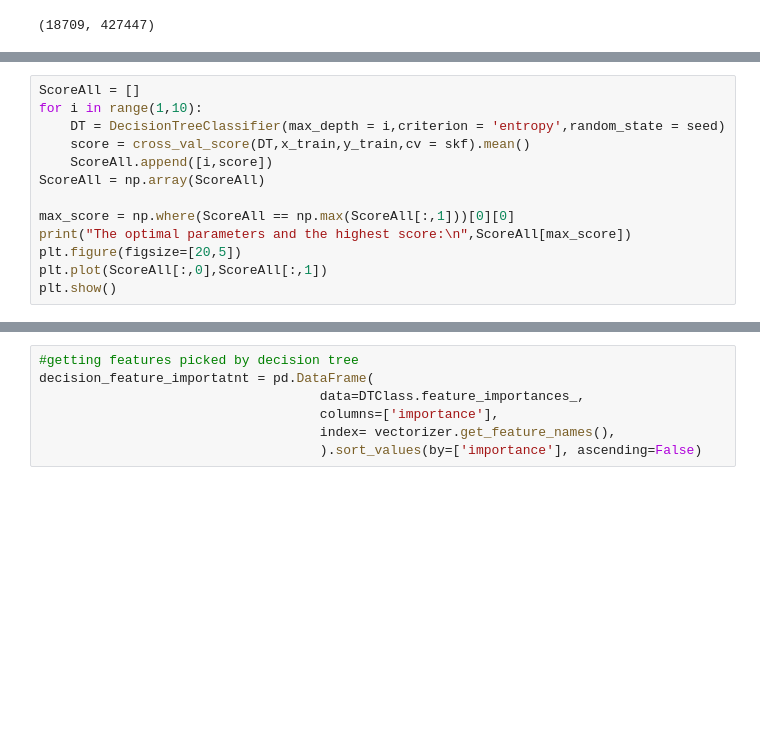
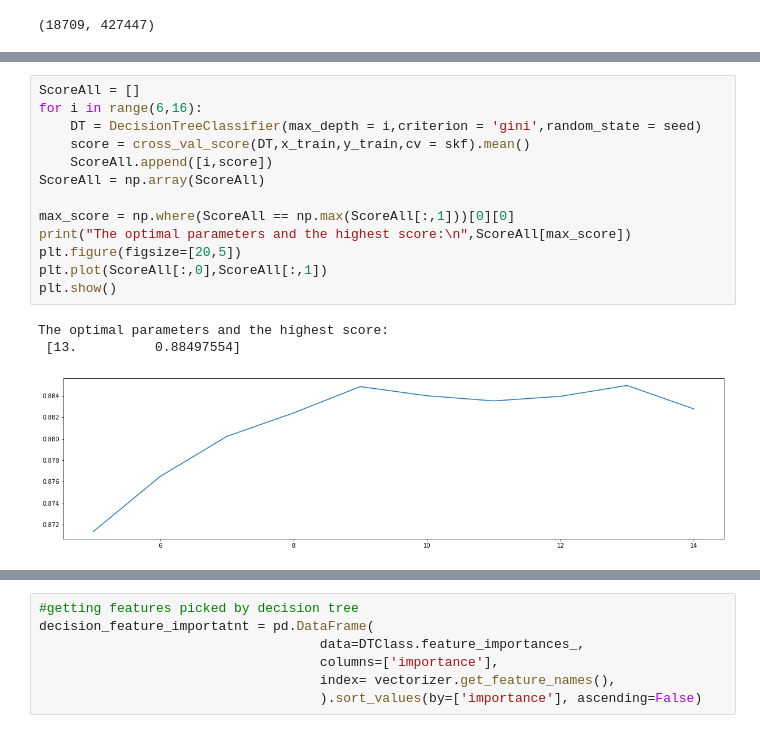
Before and after one commit to P3-CS760/How-will-you-die, a Jupyter notebook: Decision Tree (Manner of Death).ipynb, the cells around one changed output, grey strips where cells are left out. Drawn from its saved outputs; the diff is of its cells as text; blank space fills up the shorter version.

```diff
--- a/Decision Tree (Manner of Death).ipynb
+++ b/Decision Tree (Manner of Death).ipynb
@@ -379,16 +386,20 @@ plt.show()
 # %%
 ScoreAll = []
-for i in range(1,10):
-    DT = DecisionTreeClassifier(max_depth = i,criterion = 'entropy',random_state = seed)
+for i in range(6,16):
+    DT = DecisionTreeClassifier(max_depth = i,criterion = 'gini',random_state = seed)
     score = cross_val_score(DT,x_train,y_train,cv = skf).mean()
     ScoreAll.append([i,score])
 ScoreAll = np.array(ScoreAll)
 
 max_score = np.where(ScoreAll == np.max(ScoreAll[:,1]))[0][0]
 print("The optimal parameters and the highest score:\n",ScoreAll[max_score])
 plt.figure(figsize=[20,5])
 plt.plot(ScoreAll[:,0],ScoreAll[:,1])
 plt.show()
+# %% [output]
+The optimal parameters and the highest score:
+ [13.          0.88497554]
+[figure, added]
 # %%
 # consider min_samples_split
 ScoreAll = []
```
Also changed, not shown: parts of 19 cells of this notebook.
